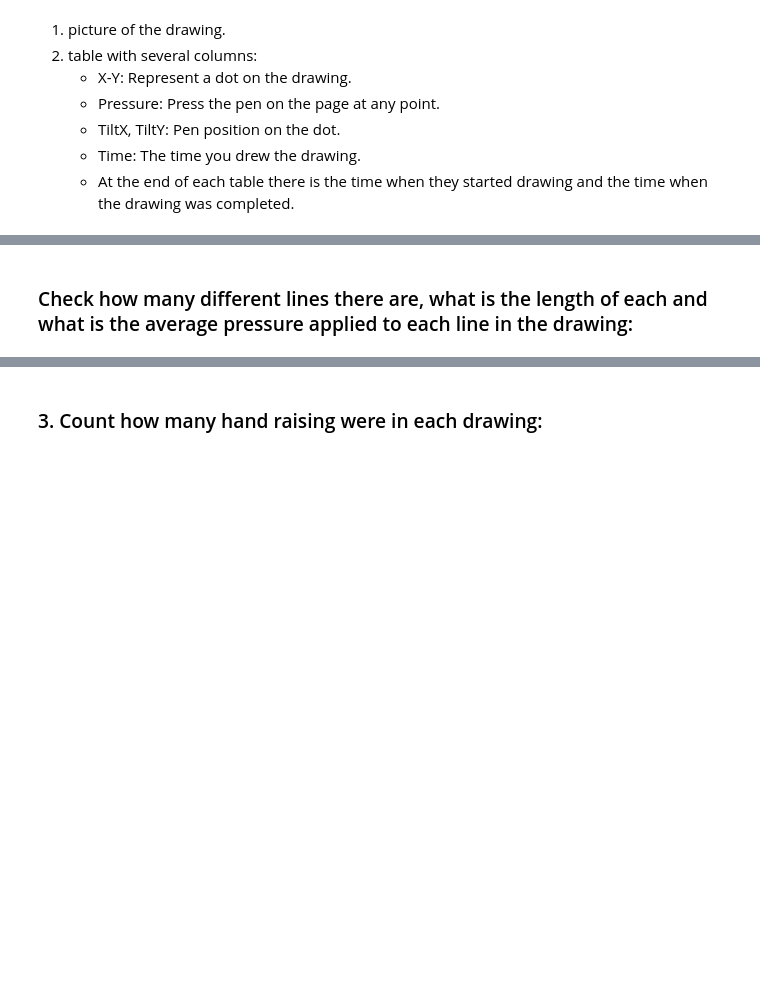
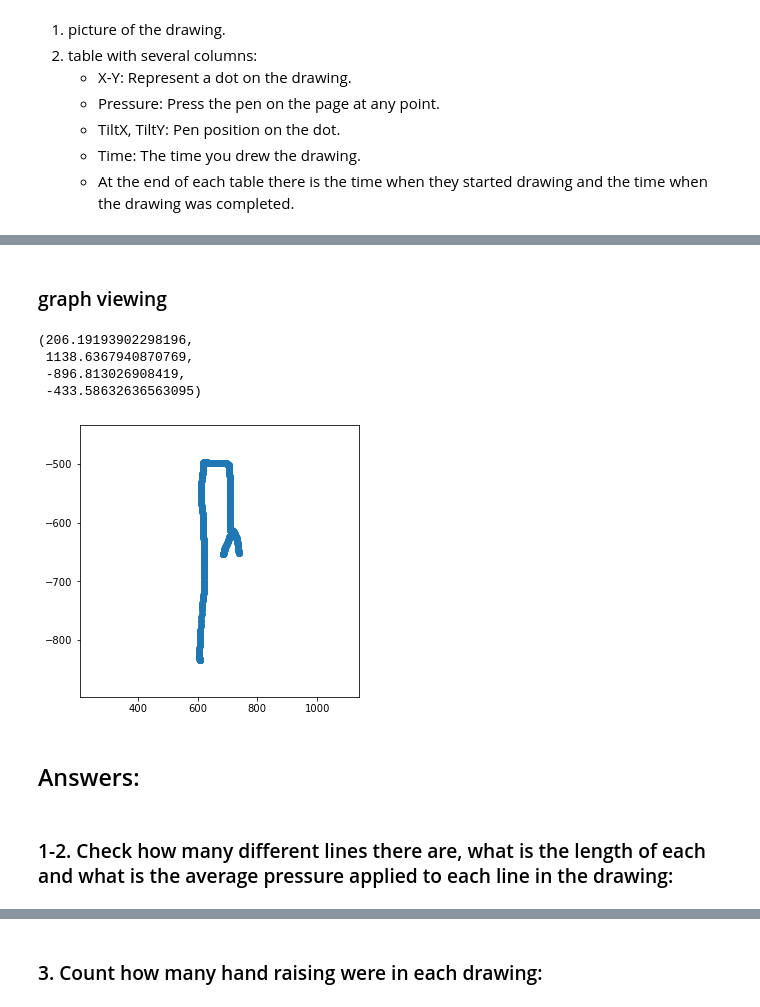
Before and after one commit to MoriaRoz/Data_Simulation_Project, a Jupyter notebook: Kid's drawings.ipynb, the cells around one changed output, grey strips where cells are left out. Cells and saved outputs as stored; diff of their text form; code cells hidden in the pictures; blank space fills up the shorter version.

```diff
--- a/Kid's drawings.ipynb
+++ b/Kid's drawings.ipynb
@@ -93,0 +101,4 @@ rows
+# %%
+df=df.drop(rows-1)
+df=df.drop(rows-2)
+df
@@ -105,0 +133,19 @@ df.iloc[:,5] = df.iloc[:,5].astype('float')
+# %%
+# X columns
+for num in range(0,rows-2):
+    if (type(df.iloc[num,0])=='float'):
+        x=0;
+    else:
+        T=df.iloc[num,0]
+        df.iloc[num,0]=float(T)
+
+# Y columns
+for num in range(0,rows-2):
+    if (type(df.iloc[num,1])=='float'):
+        x=0;
+    else:
+        T=df.iloc[num,1]
+        df.iloc[num,1]=float(T)
+
+df.iloc[:,0] = df.iloc[:,0].astype('float')
+df.iloc[:,1] = df.iloc[:,1].astype('float')
@@ -106,2 +170,22 @@ df.iloc[:,5] = df.iloc[:,5].astype('float')
+# %% [markdown]
+### graph viewing
+# %%
+ymin = -df[' Y'].min()-400
+ymax = -df[' Y'].max()+400
+xmin = df['X'].min()-400
+xmax = df['X'].max()+400
+# %%
+plt.figure(figsize=(5,5))
+plt.plot(df['X'],-df[' Y'],'o')
+plt.gca().invert_yaxis()
+plt.axis([xmin,xmax,ymin,ymax])
+# %% [output]
+(206.19193902298196,
+ 1138.6367940870769,
+ -896.813026908419,
+ -433.58632636563095)
+[figure, added]
+# %% [markdown]
+## Answers:
 # %% [markdown]
-### Check how many different lines there are, what is the length of each and what is the average pressure applied to each line in the drawing:
+### 1-2. Check how many different lines there are, what is the length of each and what is the average pressure applied to each line in the drawing:
```
Also changed, not shown: parts of 34 cells of this notebook.
